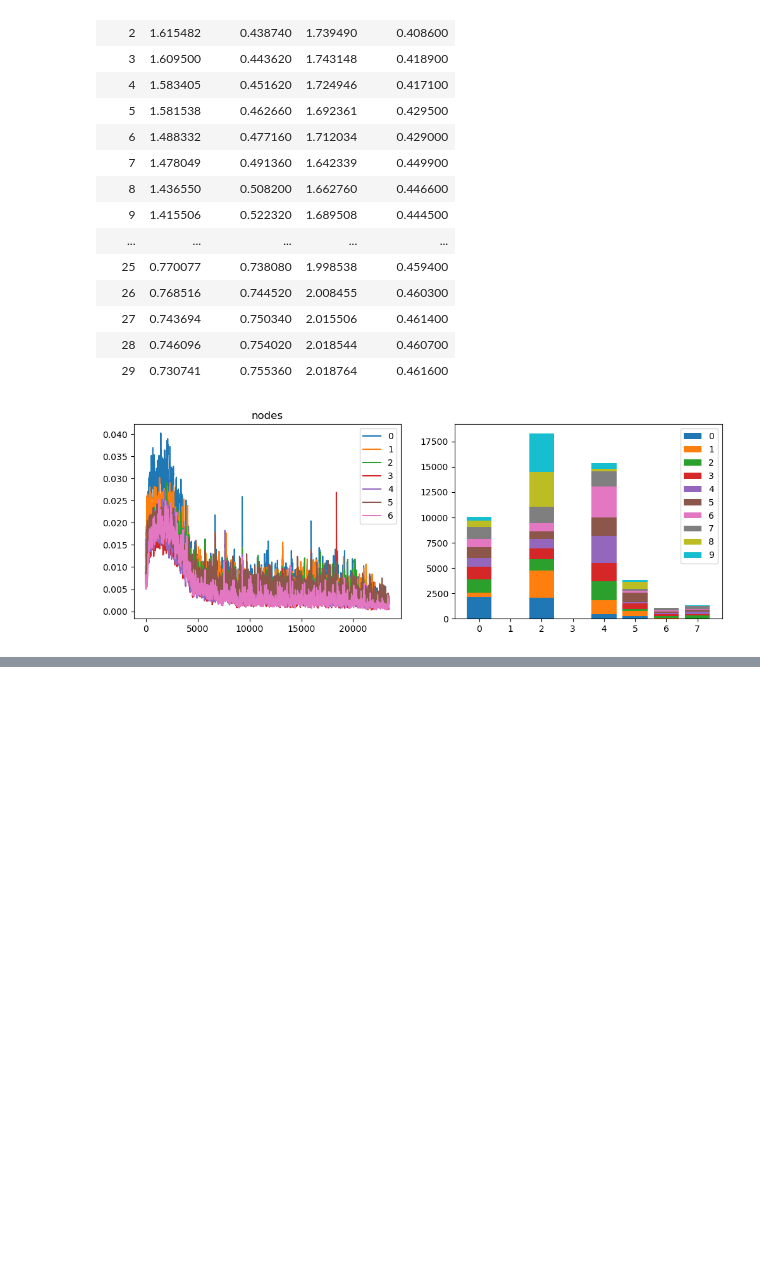
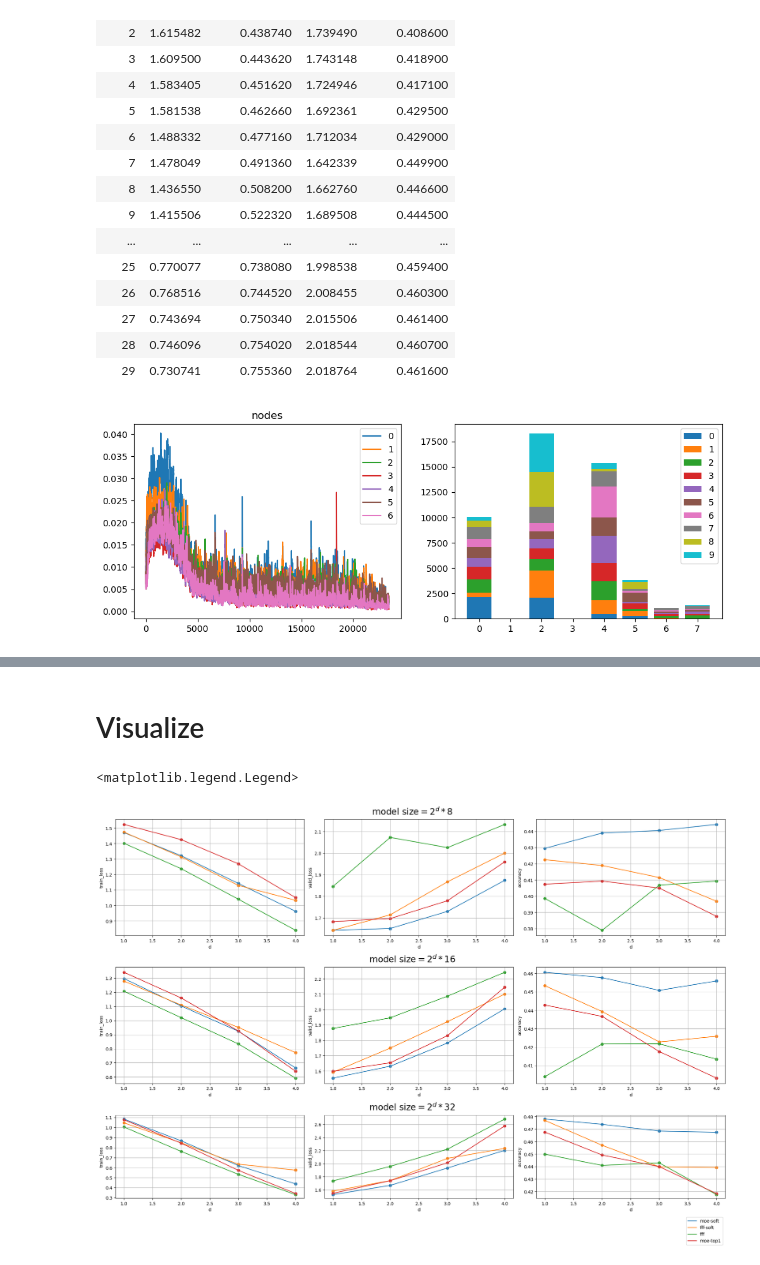
Before and after one commit to ssslakter/FastFF, a Jupyter notebook: experiments/22-05-2024-Soft-merging.ipynb, the cells around one changed output, grey strips where cells are left out. Saved outputs shown, nothing was run; the diff lists cells and outputs as text; code cells hidden in the pictures; blank space fills up the shorter version.

```diff
--- a/experiments/22-05-2024-Soft-merging.ipynb
+++ b/experiments/22-05-2024-Soft-merging.ipynb
@@ -267,0 +240,2 @@ RuntimeError: Exception occured in `GetGradCB` when calling event `after_fit`:
+# %% [markdown]
+# Visualize
@@ -267,0 +245,48 @@ RuntimeError: Exception occured in `GetGradCB` when calling event `after_fit`:
+# %%
+import wandb
+
+api = wandb.Api()
+sweep = api.sweep("slakter/FFF/sweeps/5yb9x2nq")
+# %%
+models = {'moe-soft':[], 'fff-soft':[], 'fff':[], 'moe-top1':[]}
+params = ['d','h']
+metrics = ['train_loss', 'valid_loss', 'accuracy']
+
+
+def plot_summary(fixed, axes):
+    models = {'moe-soft':[], 'fff-soft':[], 'fff':[], 'moe-top1':[]}
+    params = ['d','h']
+    metrics = ['train_loss', 'valid_loss', 'accuracy']
+    for run in sweep.runs:
+        cfg = run.config['model']
+        if any(cfg[p]!=v for p,v in fixed.items()): continue
+        m = cfg['model_type']
+        res = {k: run.summary[k] for k in metrics}
+        for p in params: res[p] = cfg[p]
+        models[m].append(res)
+
+    for i, metric in enumerate(metrics):
+        ax = axes[i]
+        ax.set_title(f'')
+        ax.grid()
+        ax.set_label(metric)
+        ax.set_xlabel('d')
+        ax.set_ylabel(metric)
+        for m, l in models.items():
+            xs = list(map(lambda x: x['d'], l))
+            ys = list(map(lambda x: x[metric], l))
+            ax.plot(xs, ys, label = m)
+            ax.scatter(xs, ys)
+# %%
+hs = [8, 16, 32]
+fig = plt.figure(constrained_layout=True, figsize=(20,14))
+subfigs = fig.subfigures(nrows=3, ncols=1)
+for i, f in enumerate(subfigs):
+    f.suptitle(f'$\\text{{model size}}=2^d*{hs[i]}$',size=20)
+    axes = f.subplots(nrows=1, ncols=len(metrics))
+    d = {'h': hs[i]}
+    plot_summary(d, axes)
+plt.legend(bbox_to_anchor=(1, -0.2))
+# %% [output]
+<matplotlib.legend.Legend>
+[figure, added]
```
Also changed, not shown: parts of 8 cells of this notebook, 8 other files.
